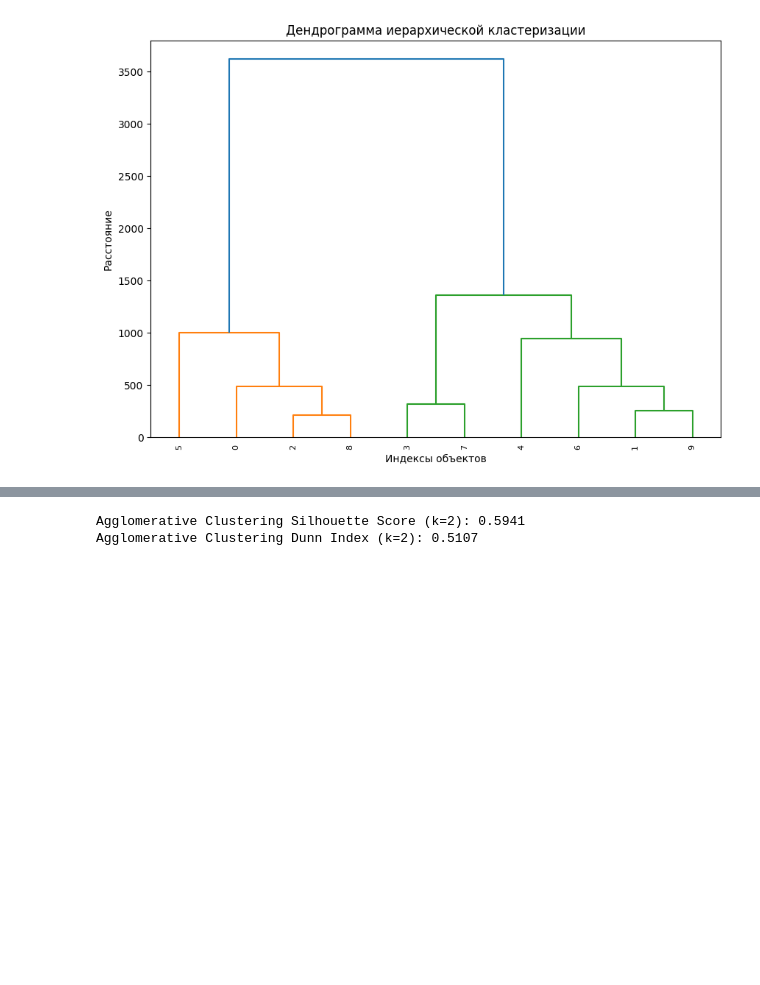
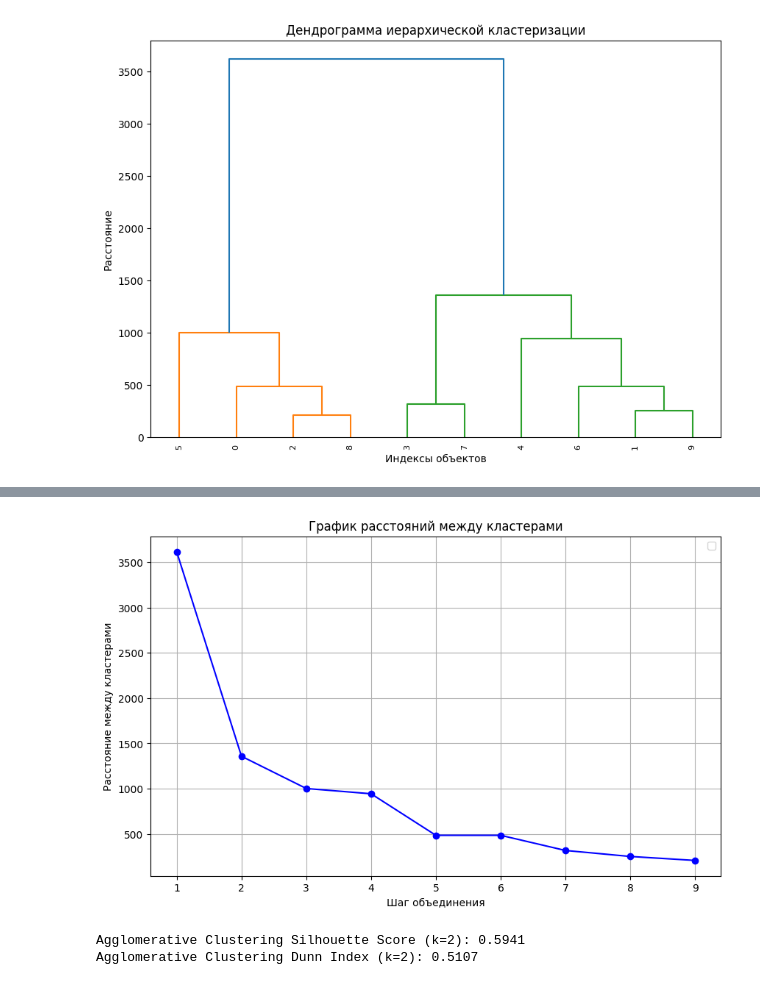
Before and after one commit to PetrBonyuk/data_analysis, a Jupyter notebook: klaster.ipynb, the cells around one changed output, grey strips where cells are left out. Cells and saved outputs as stored; diff of their text form; code cells hidden in the pictures; blank space fills up the shorter version.

```diff
--- a/klaster.ipynb
+++ b/klaster.ipynb
@@ -489,3 +489,29 @@ dendrogram(Z, leaf_rotation=90., leaf_font_size=8., labels=data_encoded_standard
 plt.show()
 # %% [output]
 [figure]
+# %%
+from scipy.cluster.hierarchy import linkage, dendrogram
+import matplotlib.pyplot as plt
+import numpy as np
+
+# Предположим, что data_encoded_standardize — это ваш стандартизированный набор данных
+Z = linkage(data_encoded_standardize, method='ward')  # Уже вычислено ранее
+
+# Построение графика расстояний между кластерами
+plt.figure(figsize=(10, 6))
+plt.title('График расстояний между кластерами')
+plt.xlabel('Шаг объединения')
+plt.ylabel('Расстояние между кластерами')
+
+# Извлекаем расстояния из матрицы связей Z
+distances = Z[:, 2]  # Третий столбец Z содержит расстояния между объединяемыми кластерами
+
+# Построение графика
+plt.plot(range(1, len(distances) + 1), distances[::-1], marker='o', linestyle='-', color='b')
+
+# Добавляем вертикальную линию для выбора оптимального количества кластеров
+
+plt.legend()
+plt.grid()
+plt.show()
+# %% [output]
@@ -492,3 +519,4 @@ plt.show()
+[figure, added]
 # %%
 from sklearn.cluster import AgglomerativeClustering
 from sklearn.metrics import silhouette_score, pairwise_distances
```
Also changed, not shown: parts of 2 cells of this notebook.
